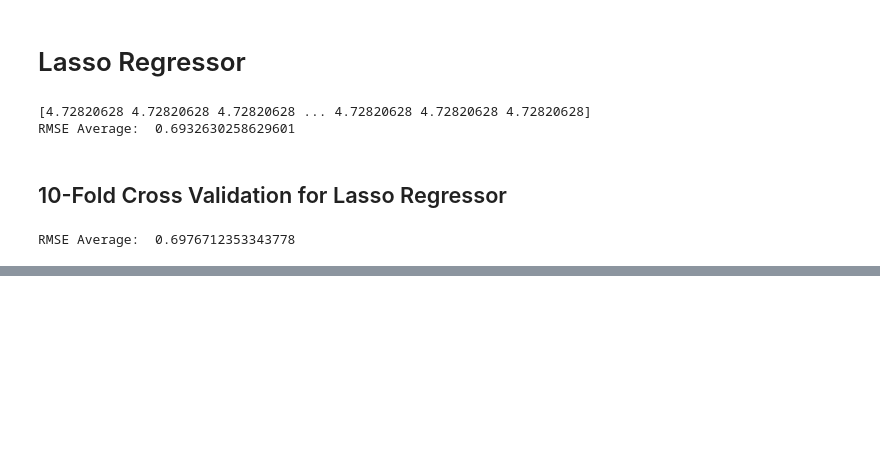
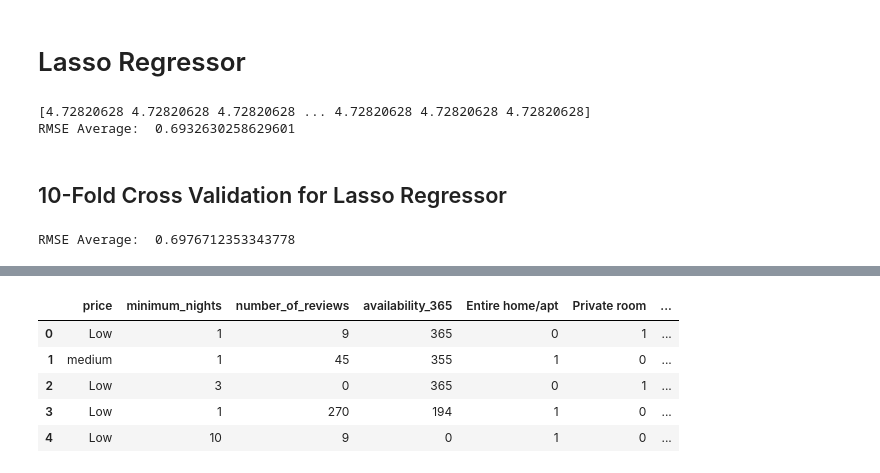
Before and after one commit to seanybarra/Data-Product-on-NYC-Airbnb, a Jupyter notebook: AB_NYC_Price_Prediction.ipynb, the cells around one changed output, grey strips where cells are left out. Drawn from its saved outputs; the diff is of its cells as text; code cells hidden in the pictures; blank space fills up the shorter version.

```diff
--- a/AB_NYC_Price_Prediction.ipynb
+++ b/AB_NYC_Price_Prediction.ipynb
@@ -724,0 +803,19 @@ RMSE Average:  0.6976712353343778
+# %%
+def change_price(price):
+    if price <= 200:
+        return "Low"
+    elif price <= 400:
+        return "medium"
+    else:
+        return "high"
+
+original_df['price'] = original_df['price'].apply(lambda x: change_price(x))
+# %%
+original_df.head()
+# %% [output]
+|  | price | minimum_nights | number_of_reviews | availability_365 | Entire home/apt | Private room | ... |
+| 0 | Low | 1 | 9 | 365 | 0 | 1 | ... |
+| 1 | medium | 1 | 45 | 355 | 1 | 0 | ... |
+| 2 | Low | 3 | 0 | 365 | 0 | 1 | ... |
+| 3 | Low | 1 | 270 | 194 | 1 | 0 | ... |
+| 4 | Low | 10 | 9 | 0 | 1 | 0 | ... |
```
Also changed, not shown: parts of 29 cells of this notebook.
